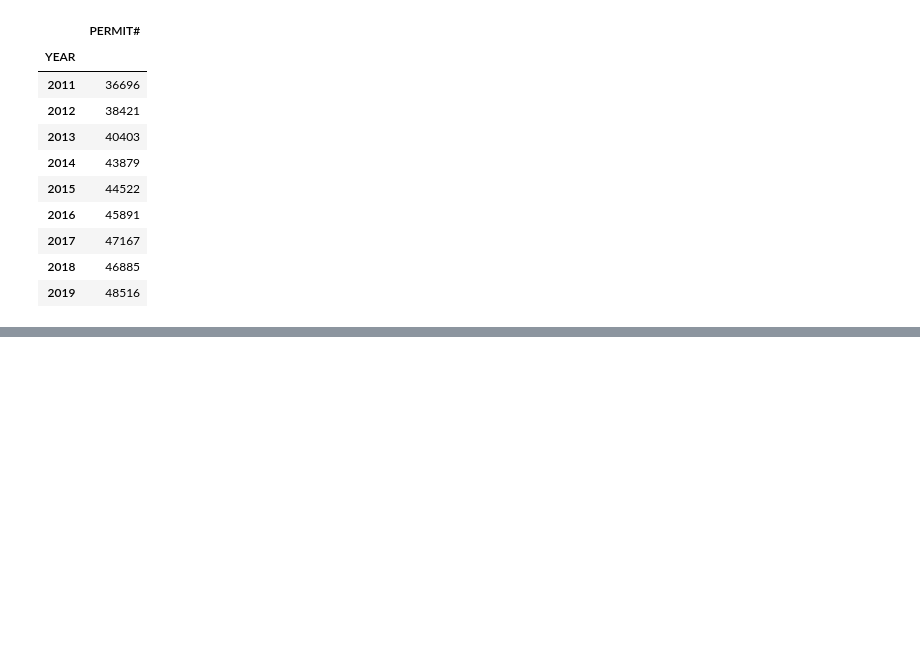
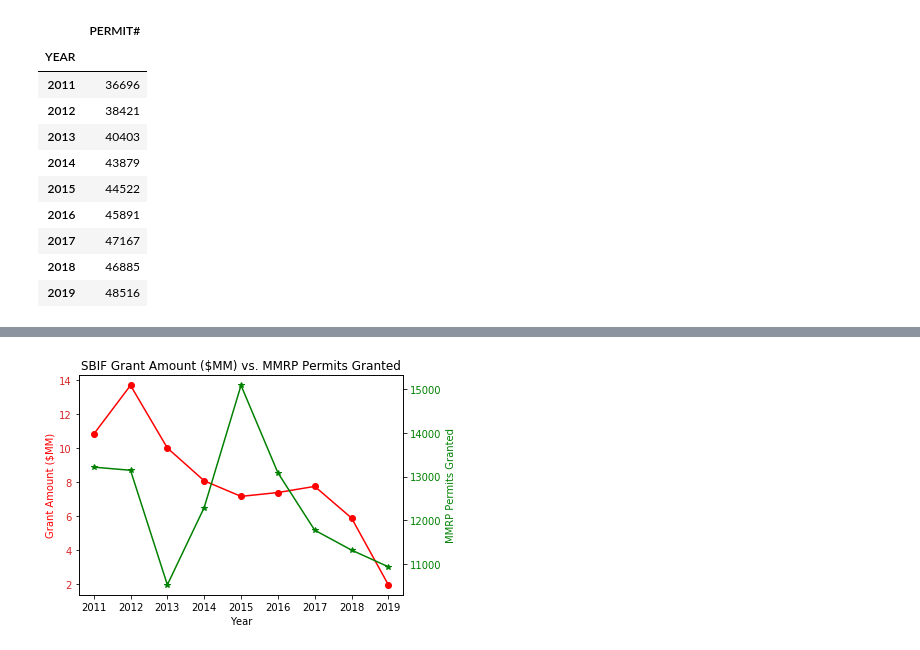
Before and after one commit to ruilin86/Group-Project, a Jupyter notebook: Project_1.ipynb, the cells around one changed output, grey strips where cells are left out. Cells and saved outputs as stored; diff of their text form; code cells hidden in the pictures; blank space fills up the shorter version.

```diff
--- a/Project_1.ipynb
+++ b/Project_1.ipynb
@@ -387,0 +365,3 @@ plt.show()
+# %%
+mmrp = pd.read_csv("/Users/Nish/Desktop/Data Science/MMRP 2011 to 2020.csv")
+mmrp
@@ -387,0 +382,5 @@ plt.show()
+# %%
+mmrp_yearly = mmrp.groupby("Year").count()
+mmrp_yearly
+mmrp_yearly = mmrp_yearly.iloc[0:9]
+mmrp_yearly
@@ -387,0 +414,28 @@ plt.show()
+# %%
+x = sbif_data.index
+y1 = sbif_data["Grant Amount"]
+y2 = mmrp_yearly["Building"]
+
+fig, ax1 = plt.subplots()
+
+color = "red"
+ax1.set_xlabel('Year')
+ax1.set_ylabel('Grant Amount ($MM)', color=color)
+ax1.plot(x, y1, marker = 'o', color=color)
+ax1.tick_params(axis='y', labelcolor=color)
+
+ax1.set_yticklabels(["0","2", "4", "6", "8", "10", "12", "14"], color="tab:red", size=10)
+
+
+ax2 = ax1.twinx()
+
+color = "g"
+ax2.set_ylabel('MMRP Permits Granted', color=color)
+ax2.plot(x, y2, marker = '*', color=color)
+ax2.tick_params(axis='y', labelcolor=color)
+
+plt.title("SBIF Grant Amount ($MM) vs. MMRP Permits Granted")
+fig.tight_layout()
+plt.show()
+# %% [output]
+[figure, added]
```
Also changed, not shown: parts of 14 cells of this notebook.
